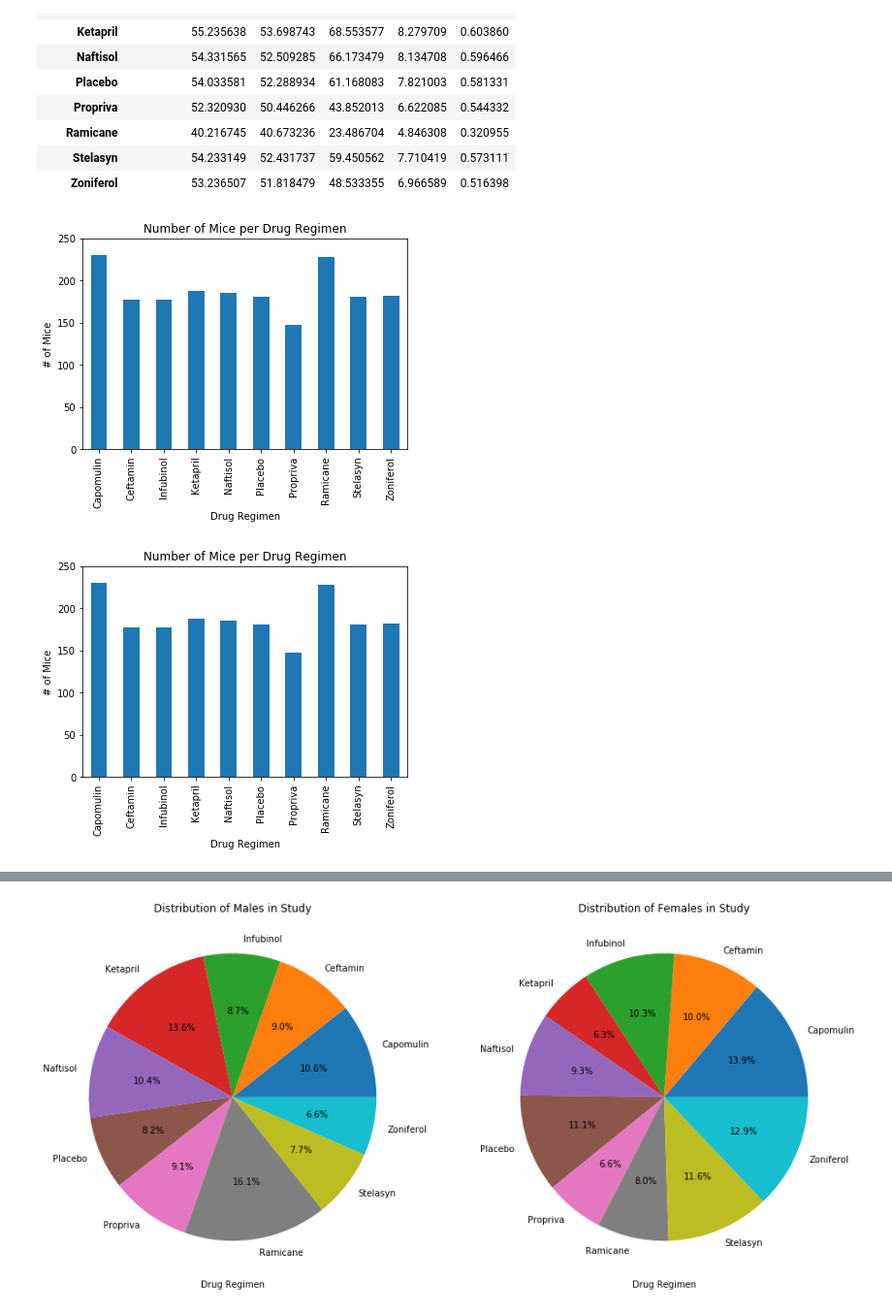
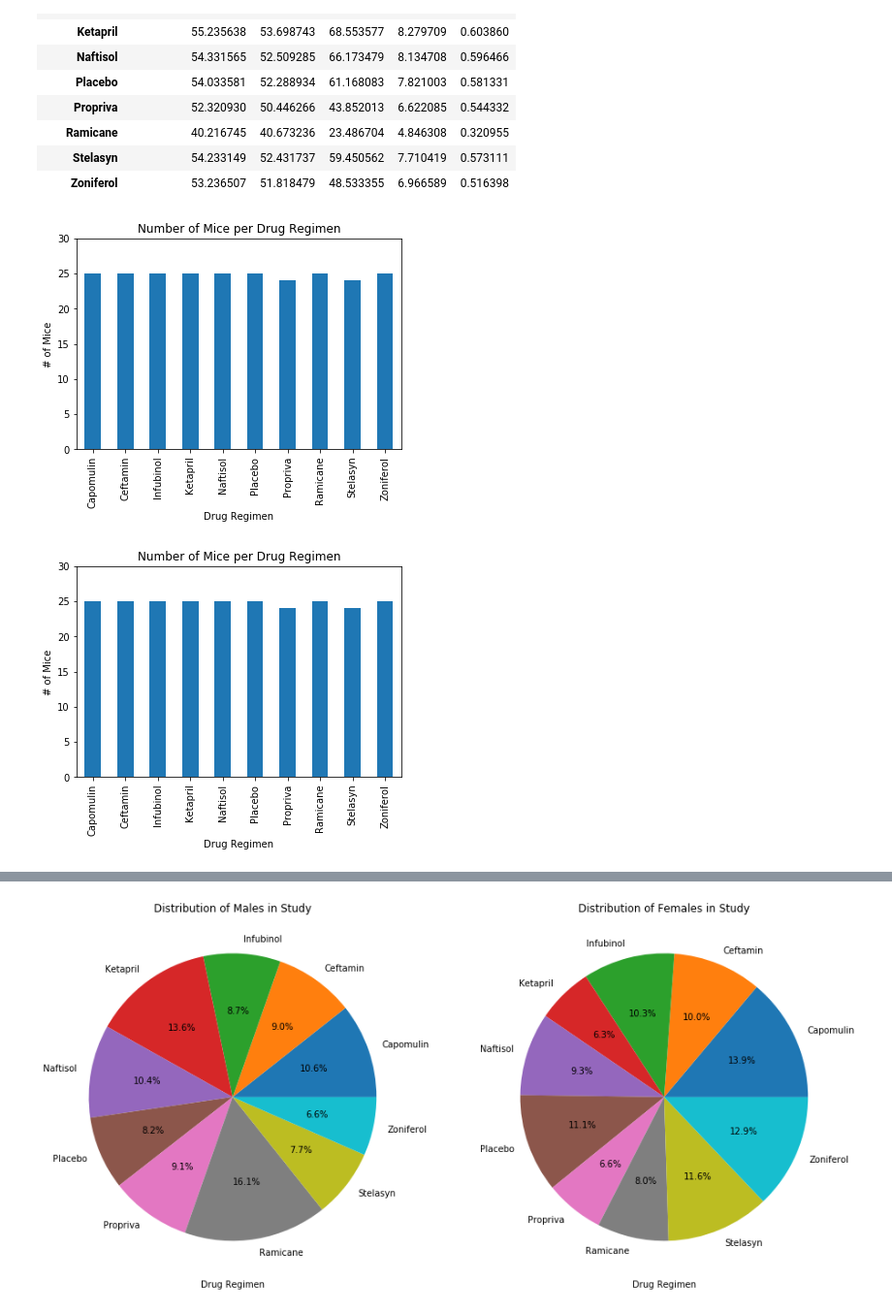
Before and after one commit to dborowski16/matplotlib-challenge, a Jupyter notebook: Pymaceuticals/Pymaceuticals.ipynb, the cells around one changed output, grey strips where cells are left out. Shown: that part at 97% size. Cells and saved outputs as stored; diff of their text form; code cells hidden in the pictures.

Commit message:
Updated code to correct the df for mouse tumor size at the end timepoint, was merged incorrectly

```diff
--- a/Pymaceuticals/Pymaceuticals.ipynb
+++ b/Pymaceuticals/Pymaceuticals.ipynb
@@ -80,15 +80,15 @@ sum_stat
 | Zoniferol | 53.236507 | 51.818479 | 48.533355 | 6.966589 | 0.516398 |
 # %%
 # Generating a new dataframe that groups mice by drug and counts by Mouse ID
-mice = cln_df.groupby('Drug Regimen')['Mouse ID'].count()
+mice = cln_df.groupby('Drug Regimen')['Mouse ID'].nunique()
 
 # Generating a bar plot of number of mice for each Regimen in pandas
 mice.plot(kind='bar', title='Number of Mice per Drug Regimen')
 plt.ylabel('# of Mice')
-plt.ylim(0, 250)
+plt.ylim(0, 30)
 plt.show()
 # %% [output]
-[figure, old version]
+[figure, new version]
 # %%
 # Generating a bar plot of number of mice for each Regimen in pyplot
 x_axis = np.arange(len(mice))
@@ -99,10 +99,10 @@ plt.ylabel('# of Mice')
 ticks=[value for value in x_axis]
 plt.xticks(ticks, mice.index.array, rotation=90)
 plt.xlim(-0.5, len(x_axis)-0.5)
-plt.ylim(0, 250)
+plt.ylim(0, 30)
 plt.show()
 # %% [output]
-[figure, old version]
+[figure, new version]
 # %%
 # Calculating the number of Females and Males in the study
 sex = cln_df.groupby('Sex')['Mouse ID'].nunique()
```
Also changed, not shown: parts of 11 cells of this notebook.
